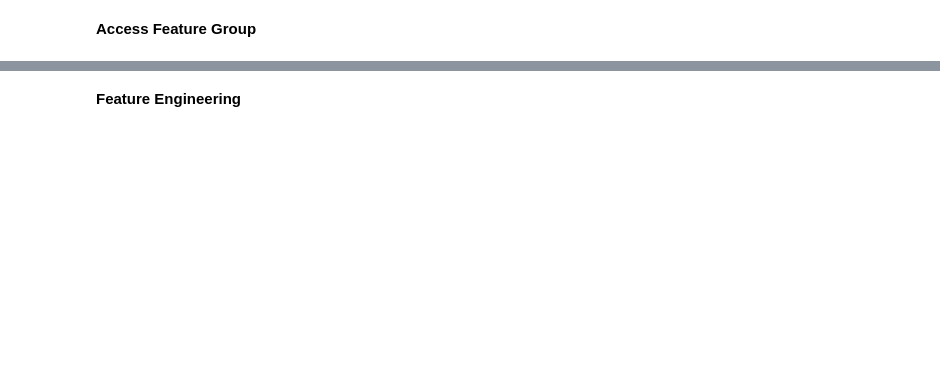
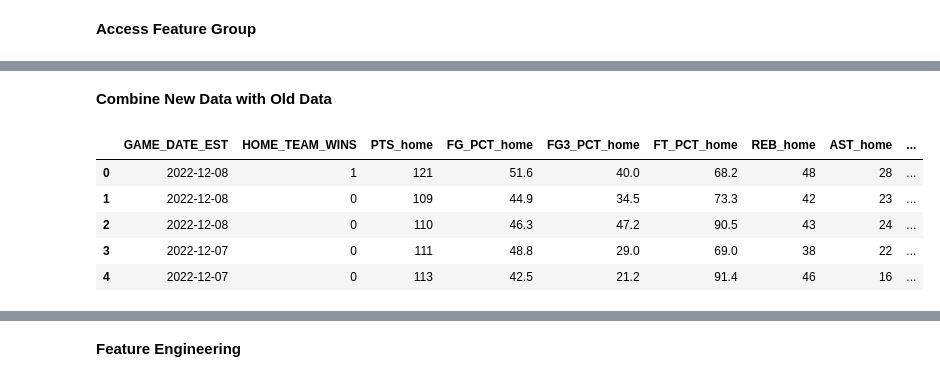
Before and after one commit to cmunch1/nba-prediction, a Jupyter notebook: 09_production_features_pipeline.ipynb, the cells around one changed output, grey strips where cells are left out. Drawn from its saved outputs; the diff is of its cells as text; code cells hidden in the pictures; blank space fills up the shorter version.

Commit message:
concat old and new

```diff
--- a/09_production_features_pipeline.ipynb
+++ b/09_production_features_pipeline.ipynb
@@ -158,0 +157,12 @@ UserWarning: pandas only support SQLAlchemy connectable(engine/connection) ordat
+# %% [markdown]
+**Combine New Data with Old Data**
+# %%
+df_combined = pd.concat([df_new, df_old])
+df_combined.head()
+# %% [output]
+|  | GAME_DATE_EST | HOME_TEAM_WINS | PTS_home | FG_PCT_home | FG3_PCT_home | FT_PCT_home | REB_home | AST_home | ... |
+| 0 | 2022-12-08 | 1 | 121 | 51.6 | 40.0 | 68.2 | 48 | 28 | ... |
+| 1 | 2022-12-08 | 0 | 109 | 44.9 | 34.5 | 73.3 | 42 | 23 | ... |
+| 2 | 2022-12-08 | 0 | 110 | 46.3 | 47.2 | 90.5 | 43 | 24 | ... |
+| 3 | 2022-12-07 | 0 | 111 | 48.8 | 29.0 | 69.0 | 38 | 22 | ... |
+| 4 | 2022-12-07 | 0 | 113 | 42.5 | 21.2 | 91.4 | 46 | 16 | ... |
```
Also changed, not shown: parts of 16 cells of this notebook.
